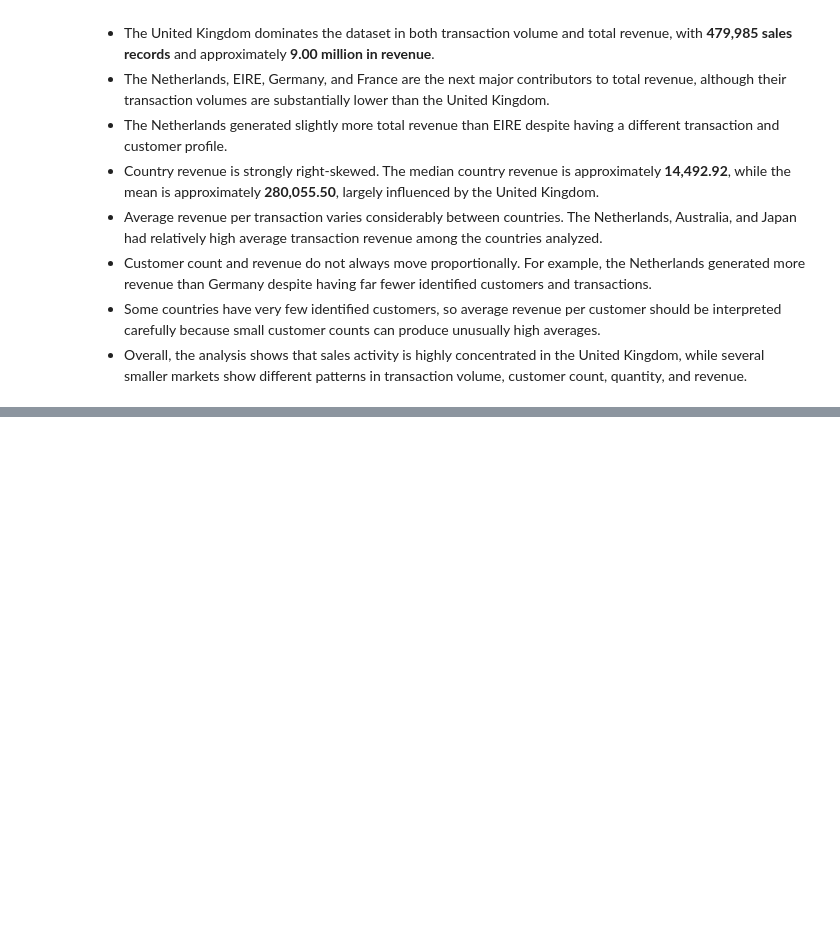
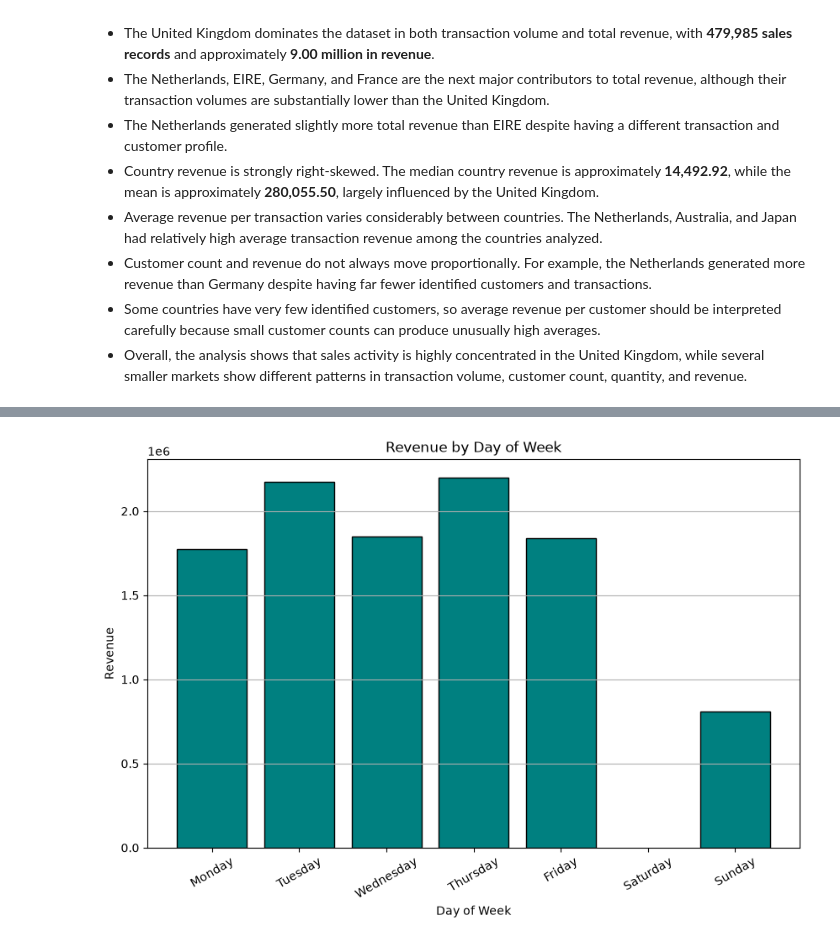
Before and after one commit to vikasa-y/Online-Retail-Sales-Analysis, a Jupyter notebook: Notebooks/Online_Retail_Eda.ipynb, the cells around one changed output, grey strips where cells are left out. Saved outputs shown, nothing was run; the diff lists cells and outputs as text; code cells hidden in the pictures; blank space fills up the shorter version.

```diff
--- a/Notebooks/Online_Retail_Eda.ipynb
+++ b/Notebooks/Online_Retail_Eda.ipynb
@@ -2057,0 +2127,4 @@ plt.show()
+# %%
+weekday_revenue = (sales_df.groupby("Day_Name")["Revenue"].sum())
+
+weekday_revenue
@@ -2057,0 +2140,5 @@ plt.show()
+# %%
+weekday_order = ["Monday", "Tuesday", "Wednesday",
+    "Thursday", "Friday", "Saturday", "Sunday"]
+
+weekday_revenue = weekday_revenue.reindex(weekday_order)
@@ -2057,0 +2213,16 @@ plt.show()
+# %%
+plt.figure(figsize=(10,6))
+
+plt.bar(weekday_revenue.index,
+    weekday_revenue.values , color="Teal" ,edgecolor='black')
+
+plt.xlabel("Day of Week")
+plt.ylabel("Revenue")
+plt.title("Revenue by Day of Week")
+plt.xticks(rotation=30)
+plt.grid(axis="y")
+
+plt.savefig(f"{filepath}/Revenue by Day of Week.png", bbox_inches="tight", dpi=300)
+plt.show()
+# %% [output]
+[figure, added]
```
Also changed, not shown: parts of 13 cells of this notebook.
